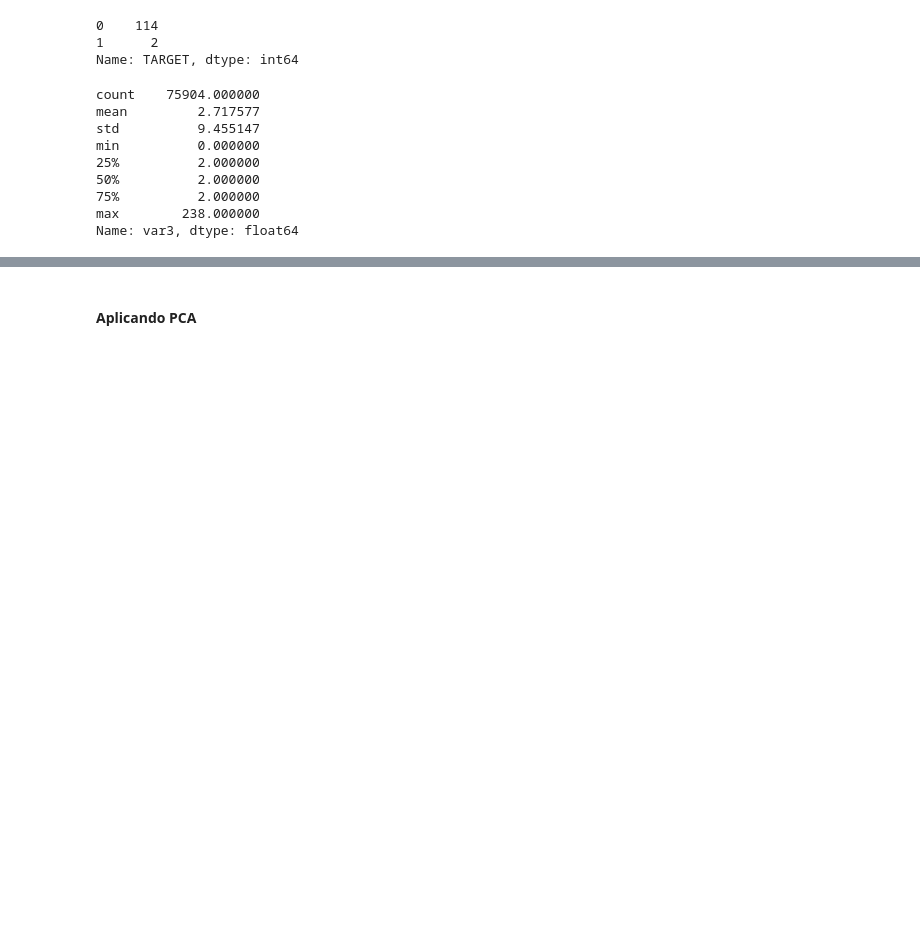
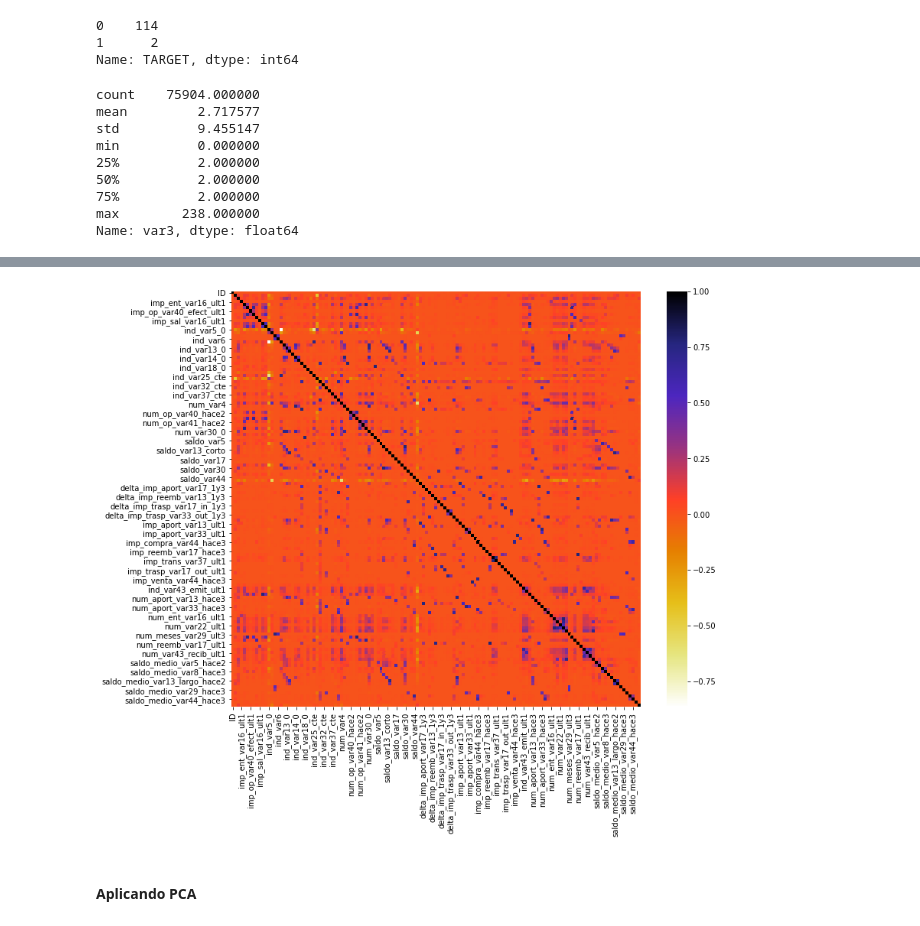
Before and after one commit to eduardobaratela/Data-Master, a Jupyter notebook: Untitled.ipynb, the cells around one changed output, grey strips where cells are left out. Saved outputs shown, nothing was run; the diff lists cells and outputs as text; code cells hidden in the pictures; blank space fills up the shorter version.

```diff
--- a/Untitled.ipynb
+++ b/Untitled.ipynb
@@ -193,6 +223,14 @@ train_sel.select_dtypes(include=['int64']).describe()
 | 50% | 76043.000000 | 2.000000 | 28.000000 | 0.000000 | 0.000000 | 1.000000 | 1.000000 | 0.000000 | 0.000000 | ... |
 | 75% | 113744.250000 | 2.000000 | 40.000000 | 0.000000 | 0.000000 | 1.000000 | 1.000000 | 0.000000 | 0.000000 | ... |
 | max | 151838.000000 | 238.000000 | 105.000000 | 1.000000 | 1.000000 | 1.000000 | 1.000000 | 1.000000 | 1.000000 | ... |
+# %%
+#Using Pearson Correlation
+plt.figure(figsize=(12,10))
+cor = train_sel.iloc[:,:].corr()
+sns.heatmap(cor, annot=False, cmap=plt.cm.CMRmap_r)
+plt.show()
+# %% [output]
+[figure, added]
 # %% [markdown]
 #### Aplicando PCA
 # %%
```
Also changed, not shown: parts of 16 cells of this notebook.
